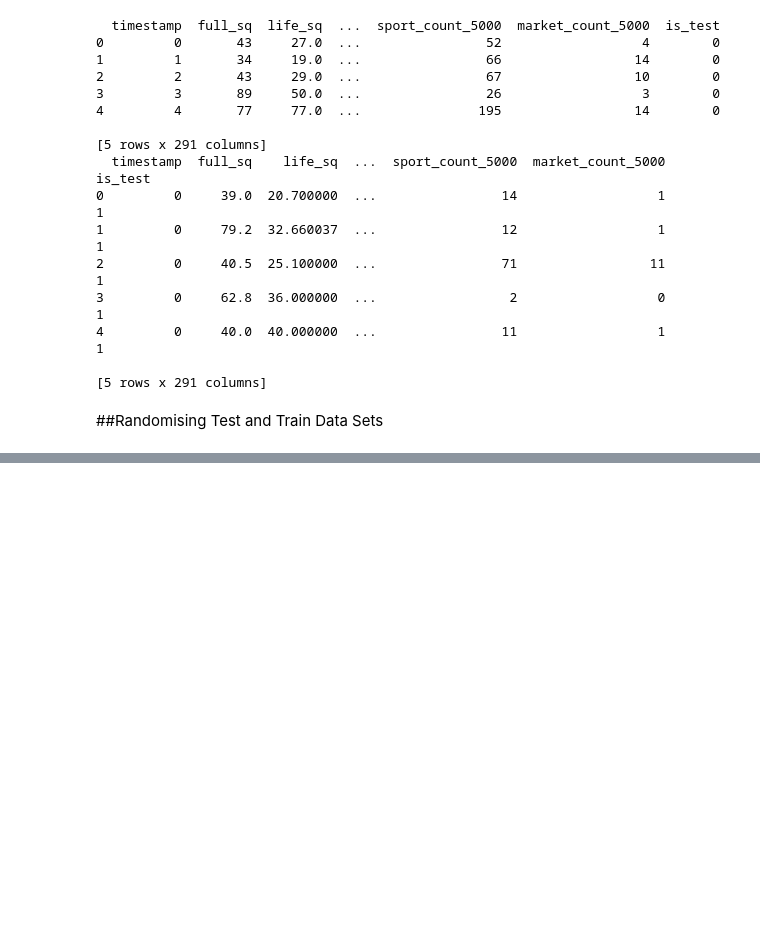
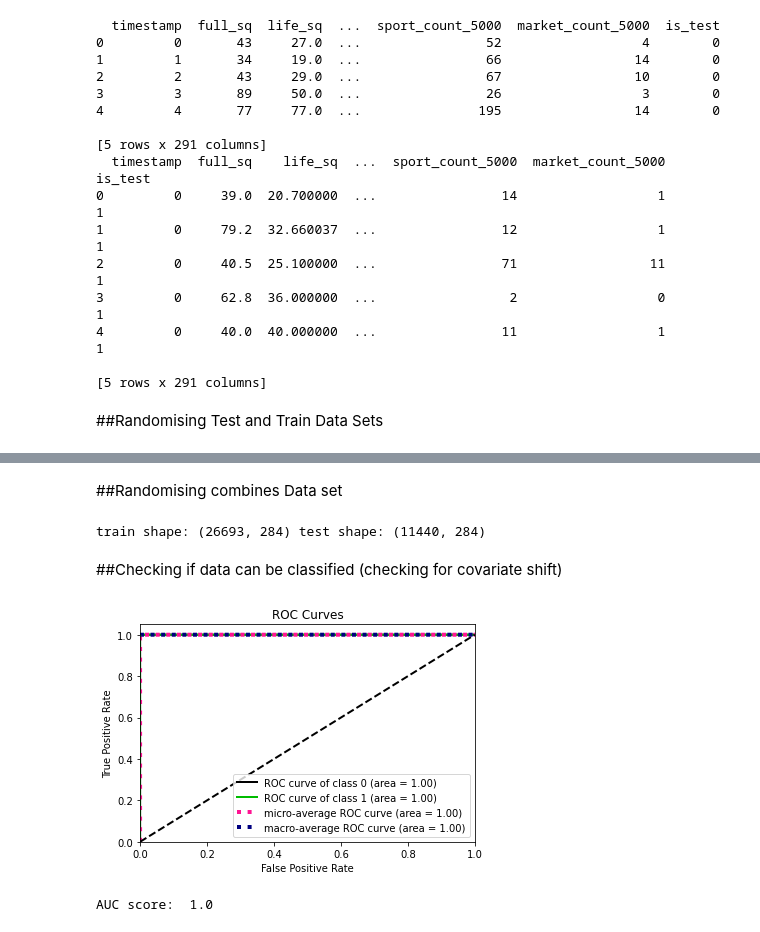
Before and after one commit to kacperkurowski/CE888, a Jupyter notebook: Assignment/Sberbank-Russian-Housing-Market.ipynb, the cells around one changed output, grey strips where cells are left out. Drawn from its saved outputs; the diff is of its cells as text; code cells hidden in the pictures; blank space fills up the shorter version.

```diff
--- a/Assignment/Sberbank-Russian-Housing-Market.ipynb
+++ b/Assignment/Sberbank-Russian-Housing-Market.ipynb
@@ -156,11 +156,10 @@ from sklearn.metrics import roc_auc_score
 from sklearn.ensemble import RandomForestClassifier
 
 df = pd.concat([df_train, df_test], axis = 0)
-X = df.drop(columns=['is_test', 'product_type','sub_area','timestamp'])
+X = df.drop(columns=['is_test'])
 
-#X = df.drop(columns=['product_type'])
 y = df['is_test']
 
 X_train, X_test, y_train, y_test = train_test_split(X, y, test_size=0.3, random_state=42, shuffle=True)
-print('train2 shape:', X_train.shape, 'test2 shape:', X_test.shape)
+print('train shape:', X_train.shape, 'test shape:', X_test.shape)
 # %% [output]
@@ -200,0 +204,9 @@ AUC score:  0.9704
+# %%
+from sklearn.model_selection import cross_val_score
+model = RandomForestClassifier(n_estimators = 50, max_depth = 5,min_samples_leaf = 5)
+drop_list = []
+for i in X.columns:
+    score = cross_val_score(model,pd.DataFrame(X[i]),y,cv=2,scoring='roc_auc')
+    if (np.mean(score) > 0.8):
+        drop_list.append(i)
+        print(i,np.mean(score))
@@ -200,0 +222,4 @@ AUC score:  0.9704
+# %%
+drop_list.append('is_test')
+X = df.drop(columns=drop_list)
+print(X)
@@ -200,0 +241,27 @@ AUC score:  0.9704
+# %% [markdown]
+##Randomising combines Data set
+# %%
+X_train, X_test, y_train, y_test = train_test_split(X, y, test_size=0.3, random_state=42, shuffle=True)
+print('train shape:', X_train.shape, 'test shape:', X_test.shape)
+# %% [output]
+train shape: (26693, 284) test shape: (11440, 284)
+# %% [markdown]
+##Checking if data can be classified (checking for covariate shift)
+# %%
+##Random Forest as Classifier
+rfc = RandomForestClassifier()
+rfc.fit(X_train, y_train)
+y_test_score = rfc.predict_proba(X_test)
+
+import scikitplot as skplt
+import matplotlib.pyplot as plt
+
+skplt.metrics.plot_roc_curve(y_test, y_test_score)
+plt.show()
+
+
+##AUC score shows heavy covariate data
+print('AUC score: ', round(roc_auc_score(y_true=y_test, y_score=y_test_score[:,1]), 4))
+# %% [output]
+[figure, added]
+AUC score:  1.0
```
Also changed, not shown: parts of 9 cells of this notebook.
